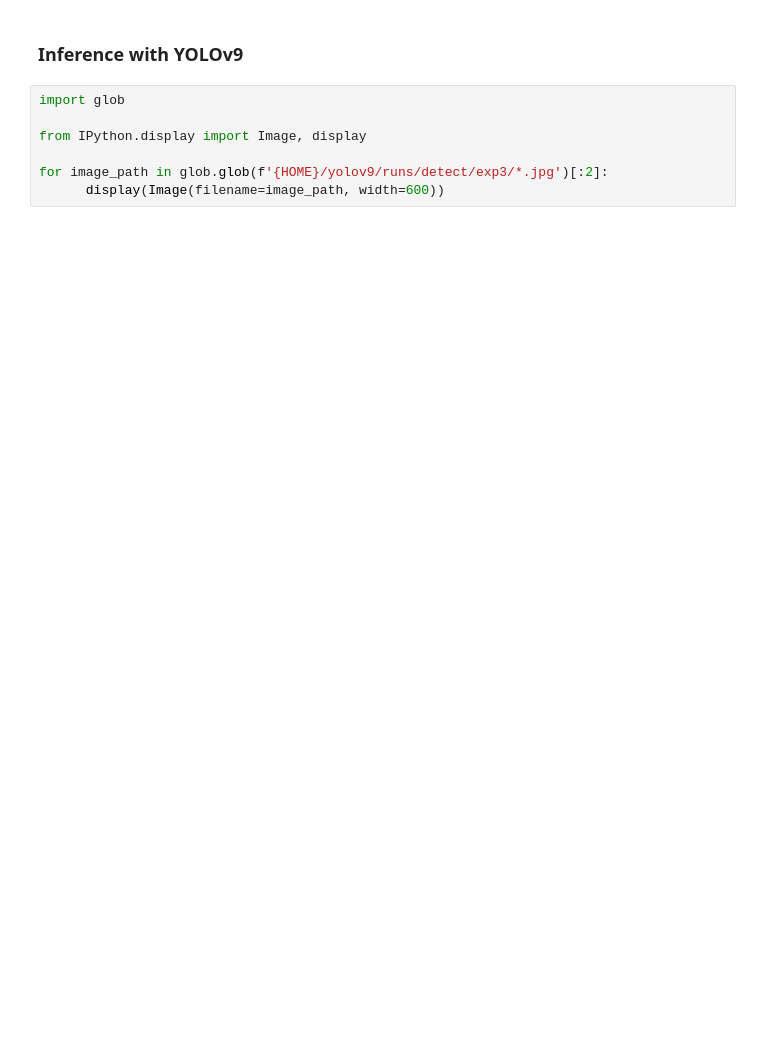
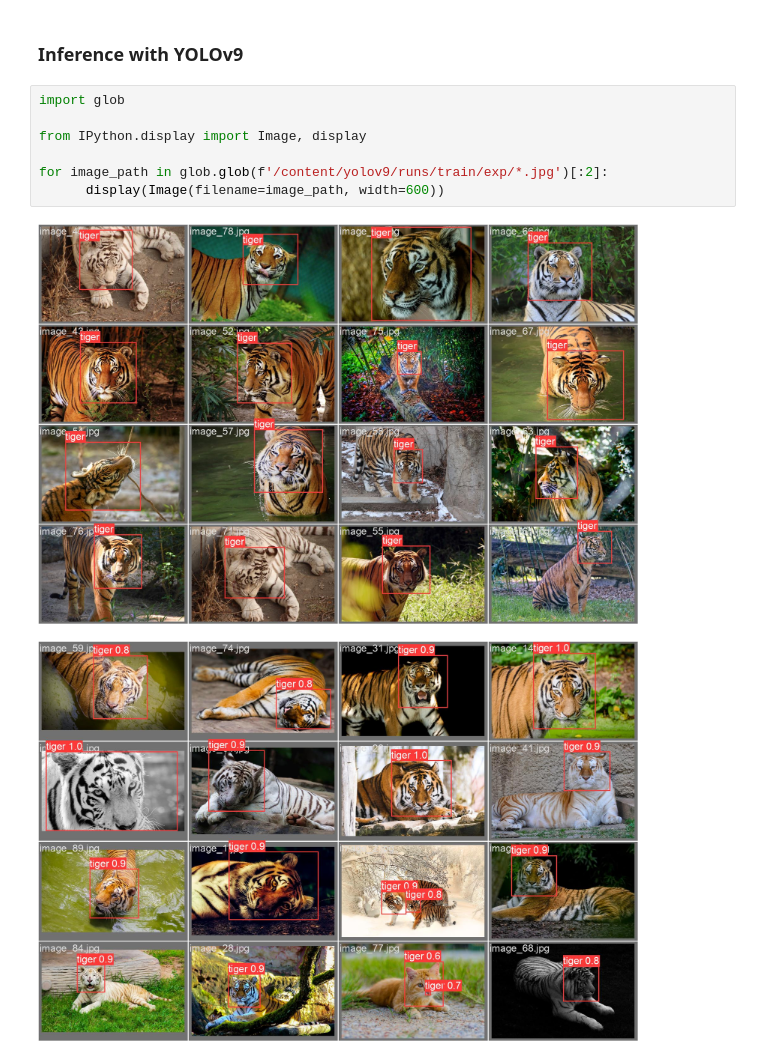
Before and after one commit to aakashvardhan/s15-yolov9, a Jupyter notebook: src/train-yolov9-custom-data.ipynb, the cells around one changed output. Drawn from its saved outputs; the diff is of its cells as text; blank space fills up the shorter version.

```diff
--- a/src/train-yolov9-custom-data.ipynb
+++ b/src/train-yolov9-custom-data.ipynb
@@ -120,7 +141,10 @@ Image(filename=f"{HOME}/yolov9/runs/train/exp/val_batch0_pred.jpg", width=1000)
 # %%
 import glob
 
 from IPython.display import Image, display
 
-for image_path in glob.glob(f'{HOME}/yolov9/runs/detect/exp3/*.jpg')[:2]:
+for image_path in glob.glob(f'/content/yolov9/runs/train/exp/*.jpg')[:2]:
       display(Image(filename=image_path, width=600))
+# %% [output]
+[figure, added]
+[figure, added]
```
Also changed, not shown: parts of 9 cells of this notebook.
